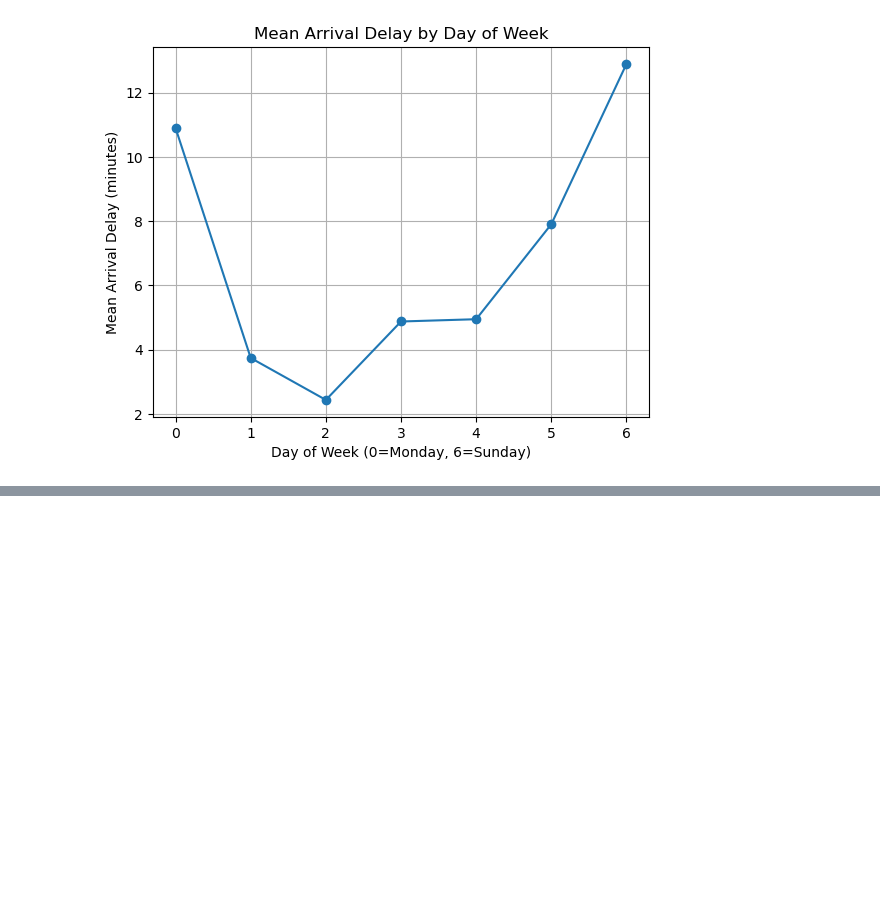
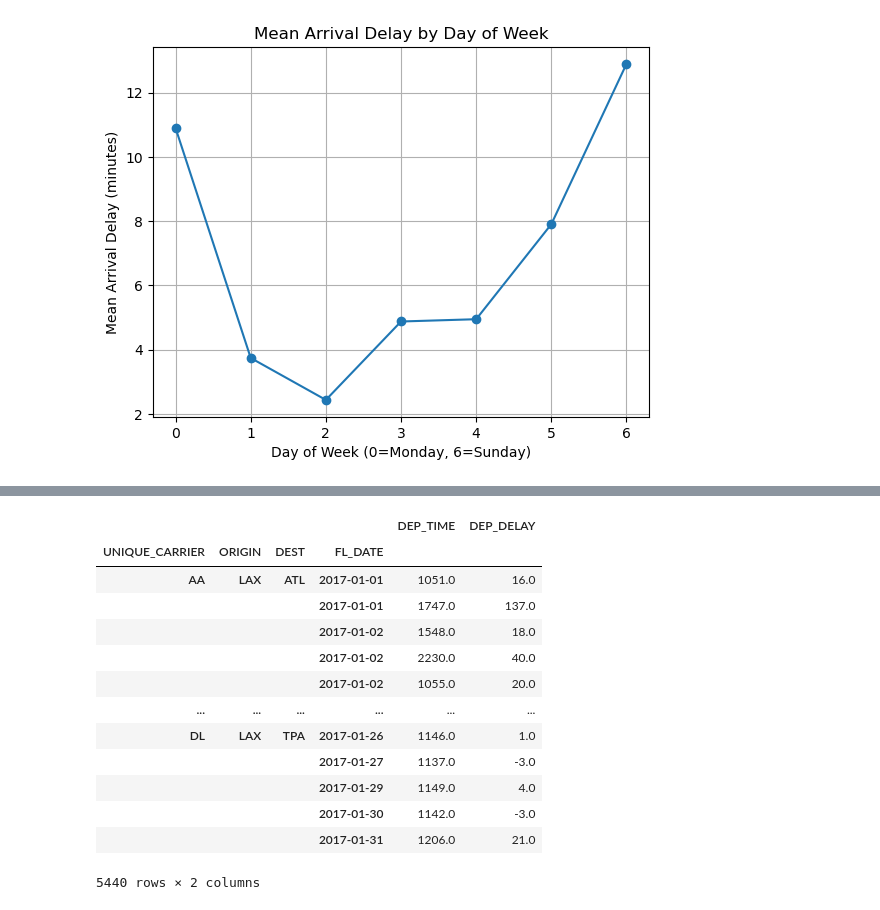
Before and after one commit to giorgiozoccatelli/DSML-LAB, a Jupyter notebook: Lab02/Lab02.ipynb, the cells around one changed output, grey strips where cells are left out. Saved outputs shown, nothing was run; the diff lists cells and outputs as text; code cells hidden in the pictures; blank space fills up the shorter version.

```diff
--- a/Lab02/Untitled.ipynb
+++ b/Lab02/Lab02.ipynb
@@ -242,0 +248,3 @@ plt.show()
+# %%
+df3=df2.set_index(['UNIQUE_CARRIER', 'ORIGIN', 'DEST', 'FL_DATE']).sort_index()
+df3[df3.columns[:4]].head()
@@ -242,0 +259,17 @@ plt.show()
+# %%
+df3.loc[(['AA', 'DL'], ['LAX']), ['DEP_TIME', 'DEP_DELAY']]
+# %% [output]
+|  |  |  |  | DEP_TIME | DEP_DELAY |
+| UNIQUE_CARRIER | ORIGIN | DEST | FL_DATE |  |  |
+| AA | LAX | ATL | 2017-01-01 | 1051.0 | 16.0 |
+|  |  |  | 2017-01-01 | 1747.0 | 137.0 |
+|  |  |  | 2017-01-02 | 1548.0 | 18.0 |
+|  |  |  | 2017-01-02 | 2230.0 | 40.0 |
+|  |  |  | 2017-01-02 | 1055.0 | 20.0 |
+| ... | ... | ... | ... | ... | ... |
+| DL | LAX | TPA | 2017-01-26 | 1146.0 | 1.0 |
+|  |  |  | 2017-01-27 | 1137.0 | -3.0 |
+|  |  |  | 2017-01-29 | 1149.0 | 4.0 |
+|  |  |  | 2017-01-30 | 1142.0 | -3.0 |
+|  |  |  | 2017-01-31 | 1206.0 | 21.0 |
+5440 rows × 2 columns
```
Also changed, not shown: parts of 9 cells of this notebook.
